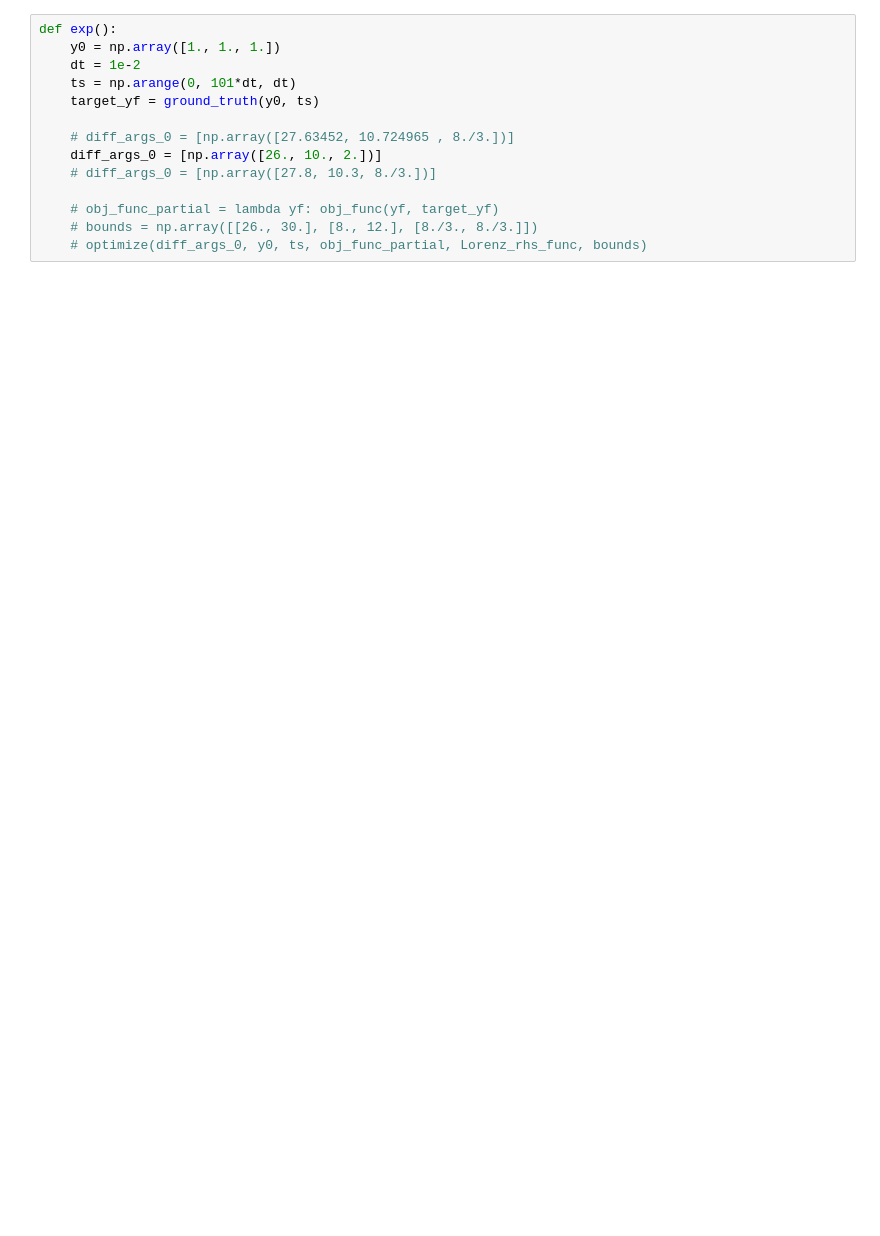
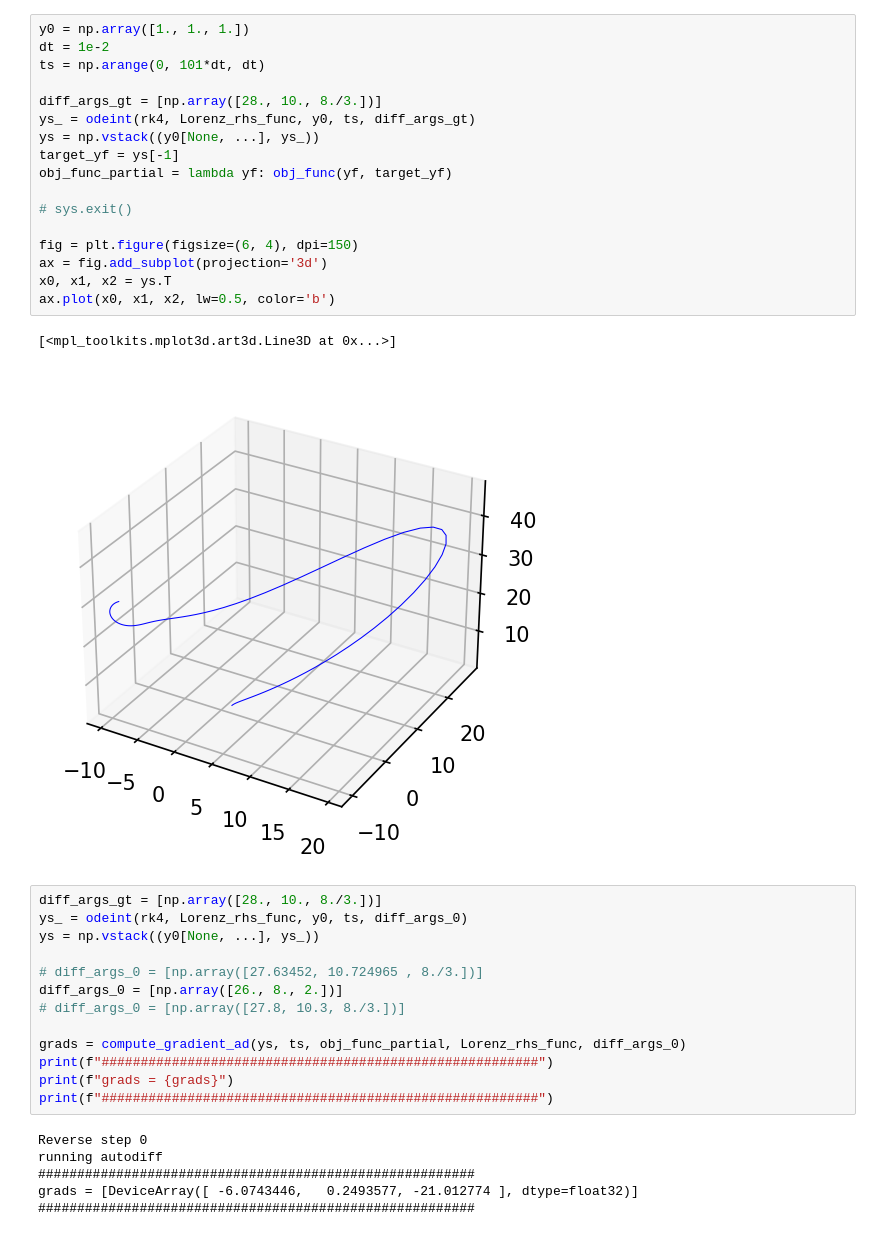
Before and after one commit to tianjuxue/diff_sim, a Jupyter notebook: tutorial.ipynb, the cells around one changed output. Drawn from its saved outputs; the diff is of its cells as text; blank space fills up the shorter version.

```diff
--- a/tutorial.ipynb
+++ b/tutorial.ipynb
@@ -185,14 +172,39 @@ def ground_truth(y0, ts):
+# %%
+y0 = np.array([1., 1., 1.])
+dt = 1e-2
+ts = np.arange(0, 101*dt, dt)
+
+diff_args_gt = [np.array([28., 10., 8./3.])]
+ys_ = odeint(rk4, Lorenz_rhs_func, y0, ts, diff_args_gt)
+ys = np.vstack((y0[None, ...], ys_))
+target_yf = ys[-1]
+obj_func_partial = lambda yf: obj_func(yf, target_yf)
+
+# sys.exit()
+
+fig = plt.figure(figsize=(6, 4), dpi=150)
+ax = fig.add_subplot(projection='3d')
+x0, x1, x2 = ys.T
+ax.plot(x0, x1, x2, lw=0.5, color='b')
+# %% [output]
+[<mpl_toolkits.mplot3d.art3d.Line3D at 0x...>]
+[figure, added]
 # %%
-def exp():
-    y0 = np.array([1., 1., 1.])
-    dt = 1e-2
-    ts = np.arange(0, 101*dt, dt)
-    target_yf = ground_truth(y0, ts)
+diff_args_gt = [np.array([28., 10., 8./3.])]
+ys_ = odeint(rk4, Lorenz_rhs_func, y0, ts, diff_args_0)
+ys = np.vstack((y0[None, ...], ys_))
 
-    # diff_args_0 = [np.array([27.63452, 10.724965 , 8./3.])]
-    diff_args_0 = [np.array([26., 10., 2.])]
-    # diff_args_0 = [np.array([27.8, 10.3, 8./3.])]
+# diff_args_0 = [np.array([27.63452, 10.724965 , 8./3.])]
+diff_args_0 = [np.array([26., 8., 2.])]
+# diff_args_0 = [np.array([27.8, 10.3, 8./3.])]
 
-    # obj_func_partial = lambda yf: obj_func(yf, target_yf)
-    # bounds = np.array([[26., 30.], [8., 12.], [8./3., 8./3.]])
-    # optimize(diff_args_0, y0, ts, obj_func_partial, Lorenz_rhs_func, bounds)
+grads = compute_gradient_ad(ys, ts, obj_func_partial, Lorenz_rhs_func, diff_args_0)
+print(f"########################################################")
+print(f"grads = {grads}")
+print(f"########################################################")
+# %% [output]
+Reverse step 0
+running autodiff
+########################################################
+grads = [DeviceArray([ -6.0743446,   0.2493577, -21.012774 ], dtype=float32)]
+########################################################
```
Also changed, not shown: parts of 3 cells of this notebook, 1 other file.
